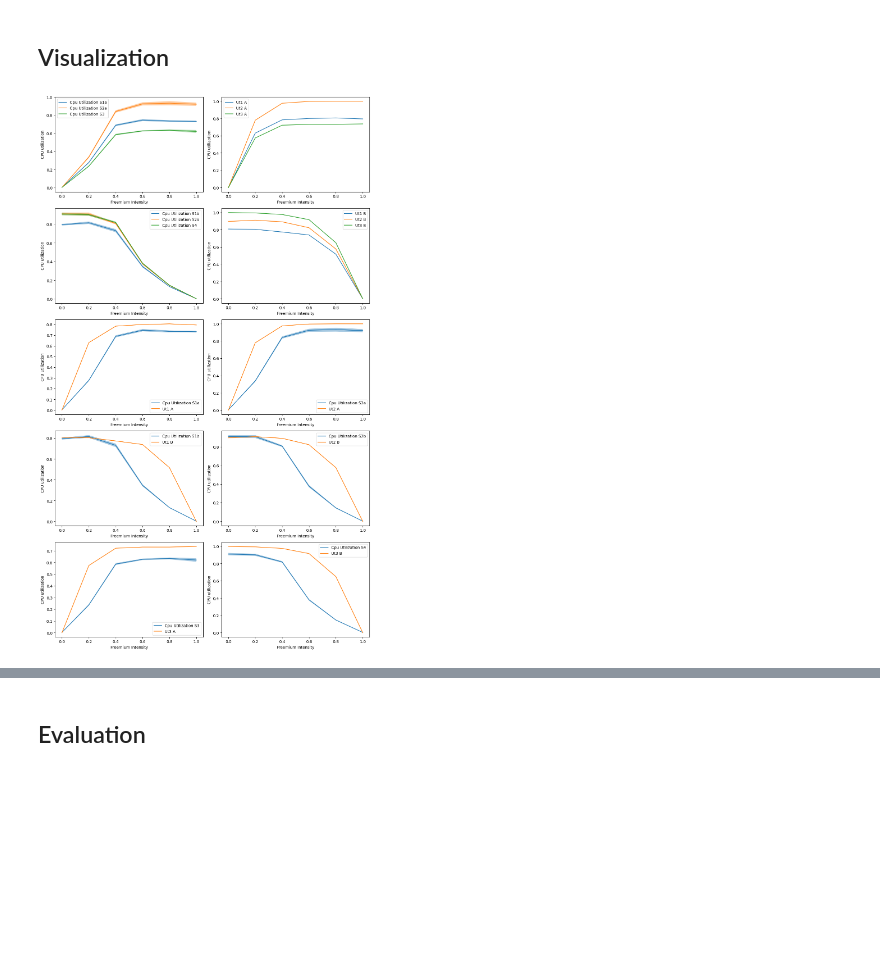
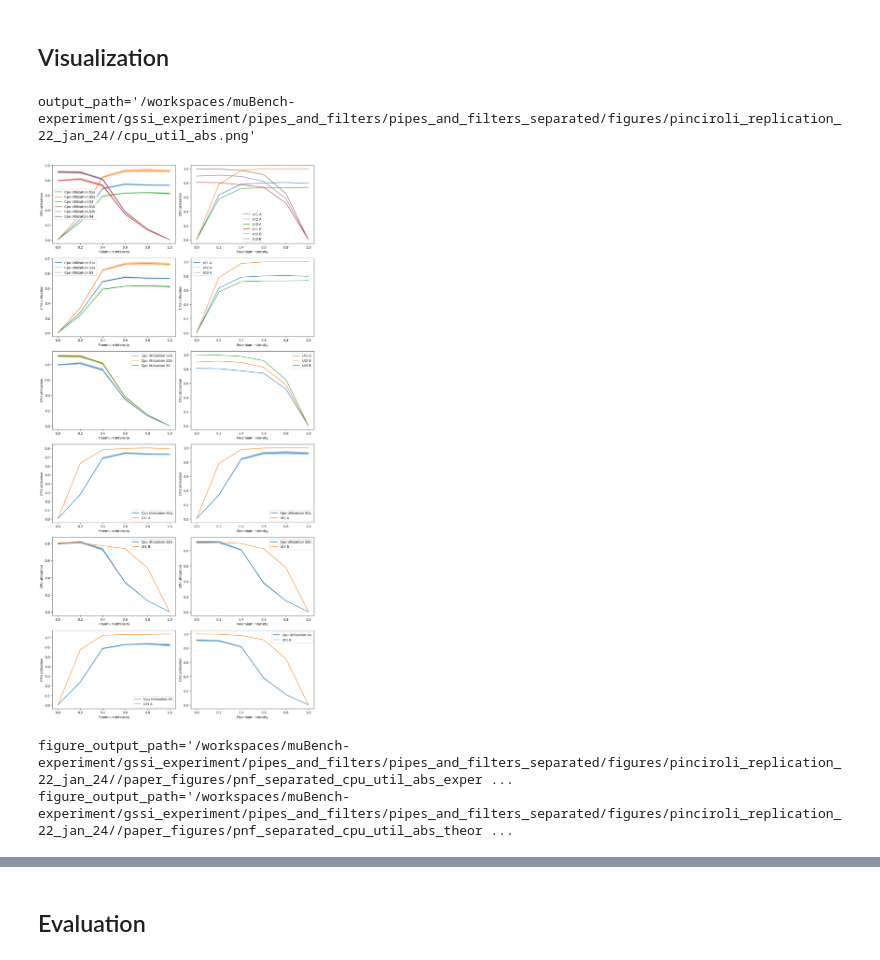
Before and after one commit to wmeijer221/muBench-experiment, a Jupyter notebook: gssi_experiment/pipes_and_filters/pipes_and_filters_separated/analysis_singular.ipynb, the cells around one changed output, grey strips where cells are left out. Cells and saved outputs as stored; diff of their text form; code cells hidden in the pictures; blank space fills up the shorter version.

```diff
--- a/gssi_experiment/pipes_and_filters/pipes_and_filters_separated/analysis_singular.ipynb
+++ b/gssi_experiment/pipes_and_filters/pipes_and_filters_separated/analysis_singular.ipynb
@@ -306,33 +321,100 @@ absolute_mae=288.768, normalized_mae=15.61%
 ## Visualization
 # %%
 comparison_tuples = [
+    (
+        "cpu_utilization_s1a",
+        "cpu_utilization_s2a",
+        "cpu_utilization_s3",
+        "cpu_utilization_s1b",
+        "cpu_utilization_s2b",
+        "cpu_utilization_s4",
+    ),
+    (
+        "Ut1_A",
+        "Ut2_A",
+        "Ut3_A",
+        "Ut1_B",
+        "Ut2_B",
+        "Ut3_B",
+    ),
     (
         "cpu_utilization_s1a",
         "cpu_utilization_s2a",
         "cpu_utilization_s3",
     ),
     (
         "Ut1_A",
         "Ut2_A",
         "Ut3_A",
     ),
     (
         "cpu_utilization_s1b",
         "cpu_utilization_s2b",
         "cpu_utilization_s4",
     ),
     ("Ut1_B", "Ut2_B", "Ut3_B"),
     ("cpu_utilization_s1a", "Ut1_A"),
     ("cpu_utilization_s2a", "Ut2_A"),
     ("cpu_utilization_s1b", "Ut1_B"),
     ("cpu_utilization_s2b", "Ut2_B"),
     ("cpu_utilization_s3", "Ut3_A"),
     ("cpu_utilization_s4", "Ut3_B"),
 ]
 output_path = f"{fig_path}/cpu_util_abs.png"
 nb_helper.create_plot_comparisons(comparison_tuples, avg_df, intensity_key, output_path)
 # %% [output]
+output_path='/workspaces/muBench-experiment/gssi_experiment/pipes_and_filters/pipes_and_filters_separated/figures/pinciroli_replication_22_jan_24//cpu_util_abs.png'
-[figure, old version]
+[figure, new version]
+# %%
+# Outputs paper figures
+output_path = f"{fig_path}/paper_figures/pnf_separated_cpu_util_abs_experimental.pdf"
+nb_helper.gg_make_line_chart(
+    avg_df,
+    intensity_key,
+    [
+        "cpu_utilization_s1a",
+        "cpu_utilization_s2a",
+        "cpu_utilization_s3",
+        "cpu_utilization_s1b",
+        "cpu_utilization_s2b",
+        "cpu_utilization_s4",
+    ],
+    "S3 Intensity",
+    "Response Time (ms)",
+    ["S1a", "S2a", "S3", "S1b", "S2b", "S4"],
+    [
+        "std_cpu_utilization_s1a",
+        "std_cpu_utilization_s2a",
+        "std_cpu_utilization_s3",
+        "std_cpu_utilization_s1b",
+        "std_cpu_utilization_s2b",
+        "std_cpu_utilization_s4",
+    ],
+    output_path,
+)
+
+# Outputs paper figures
+output_path = f"{fig_path}/paper_figures/pnf_separated_cpu_util_abs_theoretical.pdf"
+nb_helper.gg_make_line_chart(
+    avg_df,
+    intensity_key,
+    [
+        "Ut1_A",
+        "Ut2_A",
+        "Ut3_A",
+        "Ut1_B",
+        "Ut2_B",
+        "Ut3_B",
+    ],
+    "S3 Intensity",
+    "Response Time (ms)",
+    ["S1a", "S2a", "S3", "S1b", "S2b", "S4"],
+    [None, None, None, None, None, None],
+    output_path,
+)
+# %% [output]
+figure_output_path='/workspaces/muBench-experiment/gssi_experiment/pipes_and_filters/pipes_and_filters_separated/figures/pinciroli_replication_22_jan_24//paper_figures/pnf_separated_cpu_util_abs_exper ...
+figure_output_path='/workspaces/muBench-experiment/gssi_experiment/pipes_and_filters/pipes_and_filters_separated/figures/pinciroli_replication_22_jan_24//paper_figures/pnf_separated_cpu_util_abs_theor ...
 # %%
 comparison_tuples = [
     (
```
Also changed, not shown: parts of 4 cells of this notebook, 6 other files.
